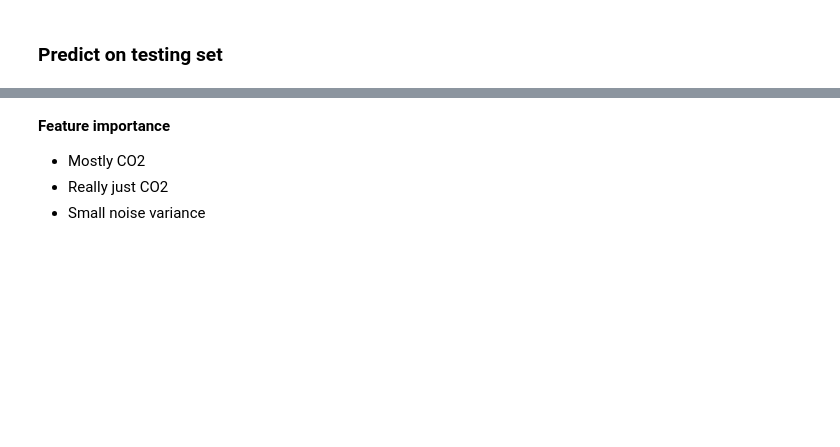
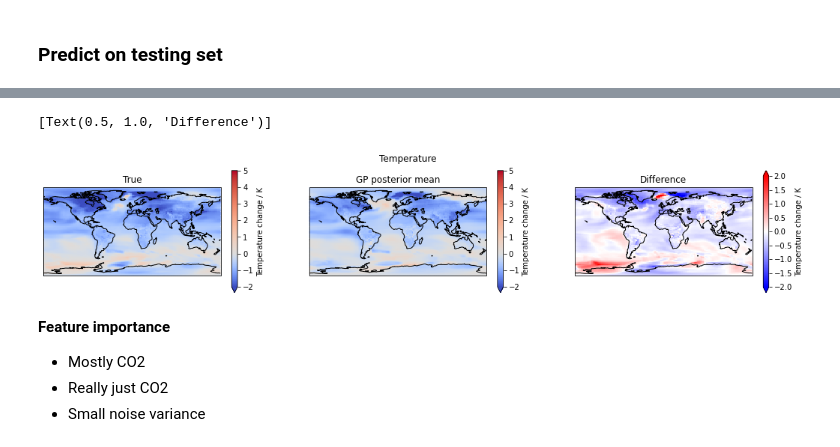
Before and after one commit to duncanwp/ClimateBench, a Jupyter notebook: baseline_models/ClimateBenchGP_tas.ipynb, the cells around one changed output, grey strips where cells are left out. Cells and saved outputs as stored; diff of their text form; code cells hidden in the pictures; blank space fills up the shorter version.

```diff
--- a/baseline_models/ClimateBenchGP_tas.ipynb
+++ b/baseline_models/ClimateBenchGP_tas.ipynb
@@ -167,3 +222,37 @@ plt.setp(plt.gca(), title='Difference')
+# %%
+# plotting predictions
+divnorm = colors.TwoSlopeNorm(vmin=-2., vcenter=0., vmax=5)
+diffnorm = colors.TwoSlopeNorm(vmin=-2., vcenter=0., vmax=2)
+
+## Temperature
+proj = ccrs.PlateCarree()
+fig = plt.figure(figsize=(18, 3))
+fig.suptitle('Temperature')
+
+# Test
+plt.subplot(131, projection=proj)
+tas_truth.sel(time=slice(None,2030)).mean('time').plot(cmap="coolwarm", norm=divnorm,
+                              cbar_kwargs={"label":"Temperature change / K"})
+plt.gca().coastlines()
+plt.setp(plt.gca(), title='True')
+
+# Emulator
+plt.subplot(132, projection=proj)
+posterior_tas_data.sel(time=slice(None,2030)).mean('time').plot(cmap="coolwarm", norm=divnorm,
+                       cbar_kwargs={"label":"Temperature change / K"})
+plt.gca().coastlines()
+plt.setp(plt.gca(), title='GP posterior mean')
+
+# Difference
+difference = tas_truth - posterior_tas_data
+plt.subplot(133, projection=proj)
+difference.sel(time=slice(None,2030)).mean('time').plot(cmap="bwr", norm=diffnorm,
+                cbar_kwargs={"label":"Temperature change / K"})
+plt.gca().coastlines()
+plt.setp(plt.gca(), title='Difference')
+# %% [output]
+[Text(0.5, 1.0, 'Difference')]
+[figure, added]
 # %% [markdown]
 __Feature importance__
 - Mostly CO2
```
Also changed, not shown: parts of 14 cells of this notebook, 13 other files.
